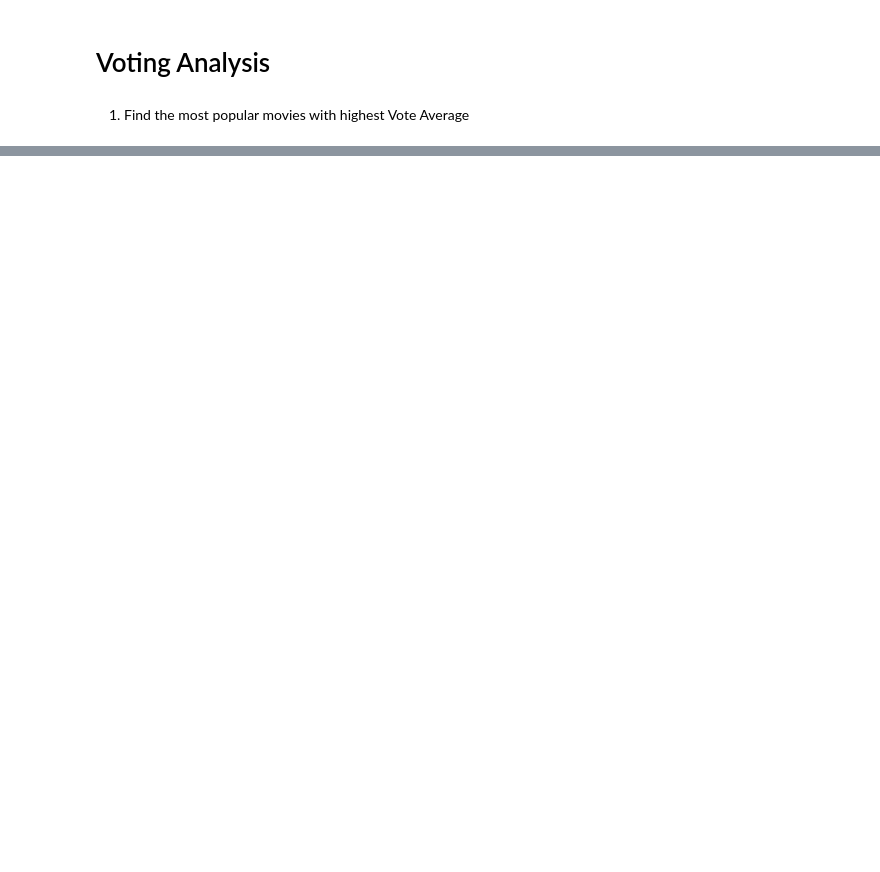
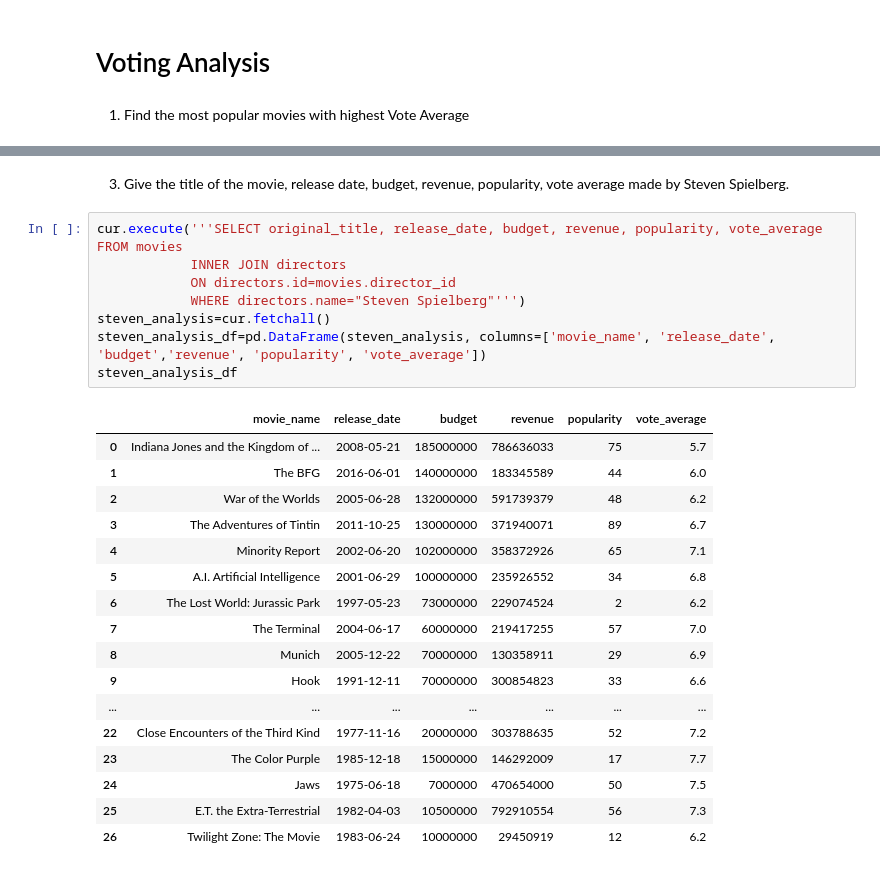
Before and after one commit to Naveen-Karanamu/IMDB-Dataset-Analysis, a Jupyter notebook: main.ipynb, the cells around one changed output, grey strips where cells are left out. Drawn from its saved outputs; the diff is of its cells as text; blank space fills up the shorter version.

```diff
--- a/main.ipynb
+++ b/main.ipynb
@@ -247,0 +298,28 @@ most_popular_df
+# %% [markdown]
+3. Give the title of the movie, release date, budget, revenue, popularity, vote average made by Steven Spielberg.
+# %%
+cur.execute('''SELECT original_title, release_date, budget, revenue, popularity, vote_average FROM movies
+            INNER JOIN directors
+            ON directors.id=movies.director_id
+            WHERE directors.name="Steven Spielberg"''')
+steven_analysis=cur.fetchall()
+steven_analysis_df=pd.DataFrame(steven_analysis, columns=['movie_name', 'release_date', 'budget','revenue', 'popularity', 'vote_average'])
+steven_analysis_df
+# %% [output]
+|  | movie_name | release_date | budget | revenue | popularity | vote_average |
+| 0 | Indiana Jones and the Kingdom of ... | 2008-05-21 | 185000000 | 786636033 | 75 | 5.7 |
+| 1 | The BFG | 2016-06-01 | 140000000 | 183345589 | 44 | 6.0 |
+| 2 | War of the Worlds | 2005-06-28 | 132000000 | 591739379 | 48 | 6.2 |
+| 3 | The Adventures of Tintin | 2011-10-25 | 130000000 | 371940071 | 89 | 6.7 |
+| 4 | Minority Report | 2002-06-20 | 102000000 | 358372926 | 65 | 7.1 |
+| 5 | A.I. Artificial Intelligence | 2001-06-29 | 100000000 | 235926552 | 34 | 6.8 |
+| 6 | The Lost World: Jurassic Park | 1997-05-23 | 73000000 | 229074524 | 2 | 6.2 |
+| 7 | The Terminal | 2004-06-17 | 60000000 | 219417255 | 57 | 7.0 |
+| 8 | Munich | 2005-12-22 | 70000000 | 130358911 | 29 | 6.9 |
+| 9 | Hook | 1991-12-11 | 70000000 | 300854823 | 33 | 6.6 |
+| ... | ... | ... | ... | ... | ... | ... |
+| 22 | Close Encounters of the Third Kind | 1977-11-16 | 20000000 | 303788635 | 52 | 7.2 |
+| 23 | The Color Purple | 1985-12-18 | 15000000 | 146292009 | 17 | 7.7 |
+| 24 | Jaws | 1975-06-18 | 7000000 | 470654000 | 50 | 7.5 |
+| 25 | E.T. the Extra-Terrestrial | 1982-04-03 | 10500000 | 792910554 | 56 | 7.3 |
+| 26 | Twilight Zone: The Movie | 1983-06-24 | 10000000 | 29450919 | 12 | 6.2 |
```
Also changed, not shown: parts of 5 cells of this notebook.
